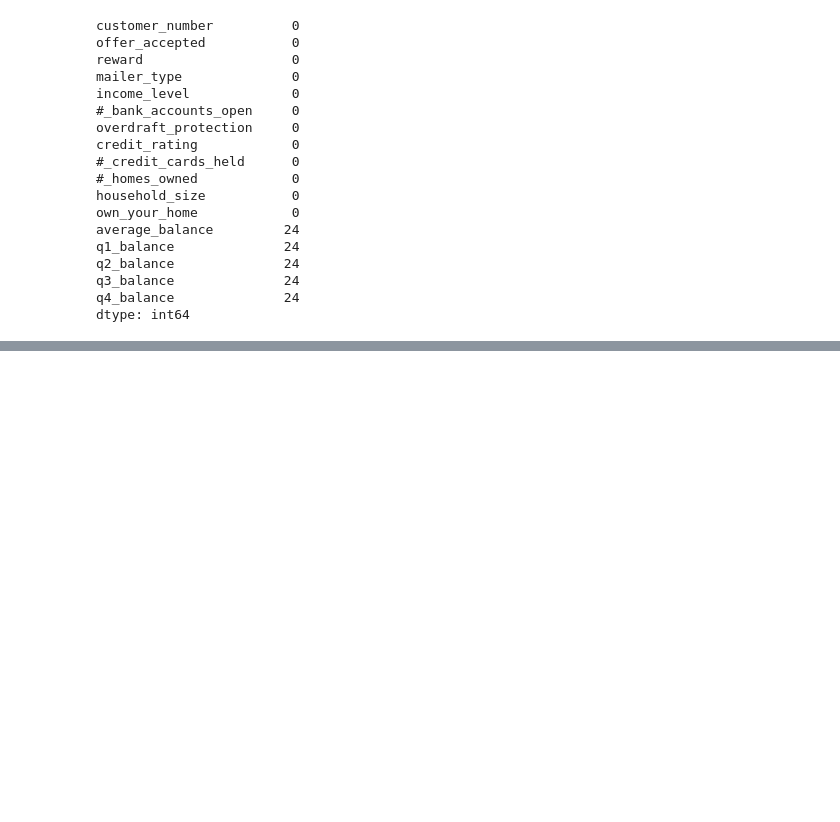
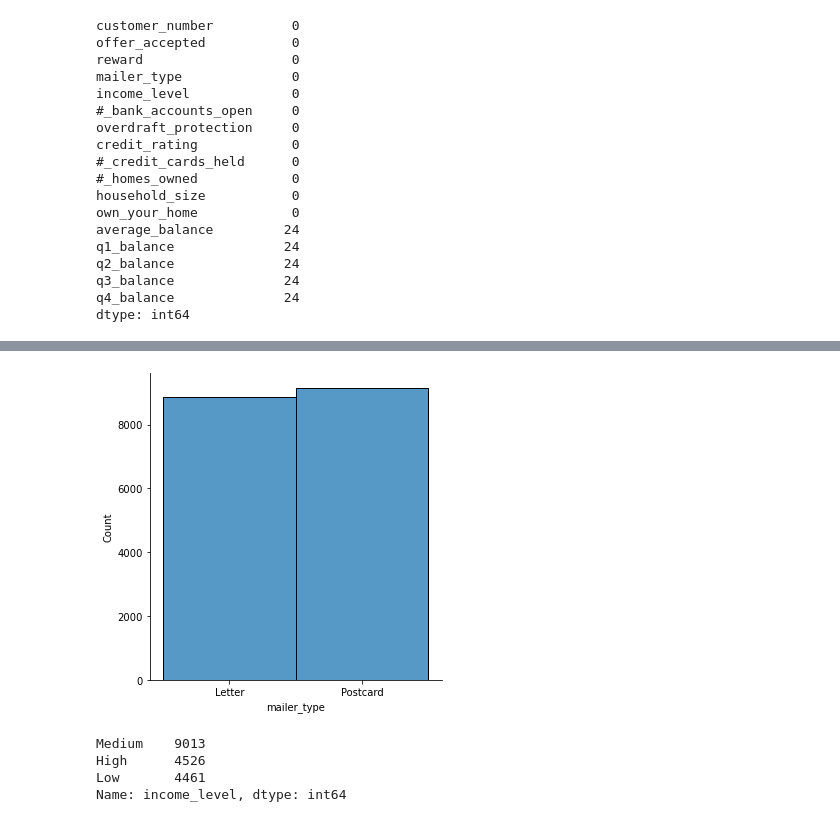
Before and after one commit to hollyjanedalton/mid_bootcamp_project, a Jupyter notebook: project_notebook.ipynb, the cells around one changed output, grey strips where cells are left out. Saved outputs shown, nothing was run; the diff lists cells and outputs as text; code cells hidden in the pictures; blank space fills up the shorter version.

```diff
--- a/project_notebook.ipynb
+++ b/project_notebook.ipynb
@@ -166,0 +235,15 @@ Name: offer_accepted, dtype: int64
+# %%
+sns.displot(df['mailer_type'])
+plt.show()
+# %% [output]
+[figure, added]
+# %%
+df['income_level'].value_counts()
+#so income is a $ numerical value, but in this dataframe income has already been binned into 3 categories
+#we don't have the info to know what the cut off points are for these bins
+#categorical variable
+# %% [output]
+Medium    9013
+High      4526
+Low       4461
+Name: income_level, dtype: int64
```
Also changed, not shown: parts of 32 cells of this notebook.
